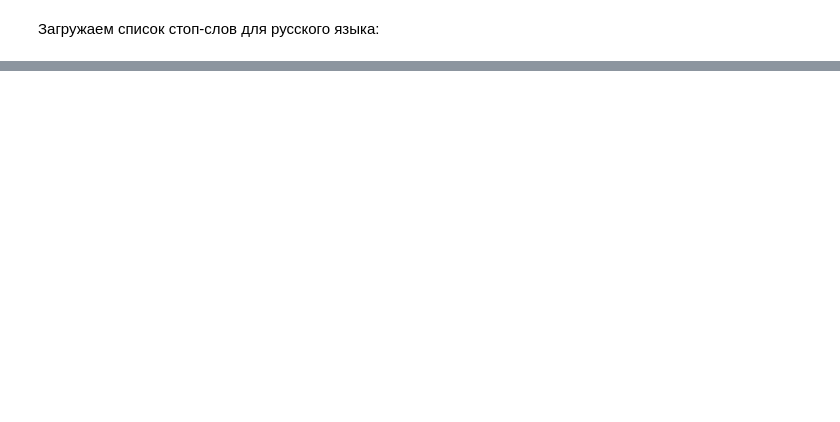
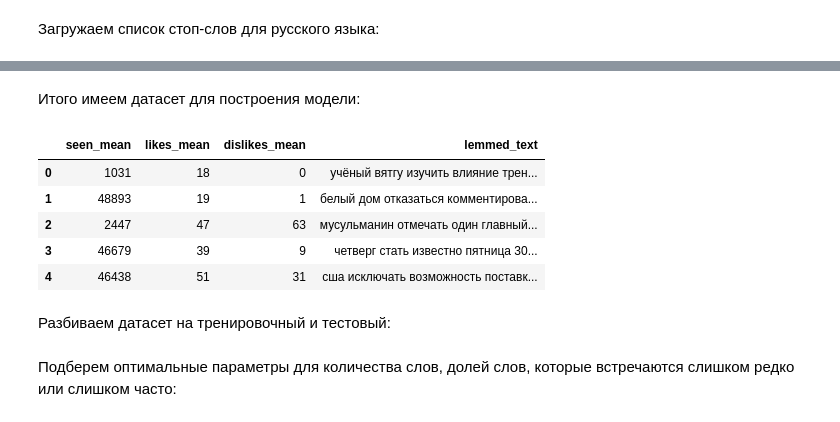
Before and after one commit to rpurei/otus, a Jupyter notebook: prof-hw5/ml_prof_hw05.ipynb, the cells around one changed output, grey strips where cells are left out. Drawn from its saved outputs; the diff is of its cells as text; code cells hidden in the pictures; blank space fills up the shorter version.

```diff
--- a/prof-hw5/ml_prof_hw05.ipynb
+++ b/prof-hw5/ml_prof_hw05.ipynb
@@ -217,0 +258,26 @@ stop_words
+# %%
+morph = pymorphy2.MorphAnalyzer()
+# %%
+df['lemmed_text'] = ''
+# %%
+for index, row in df.iterrows():
+    text_lower = df.loc[index, ('article_text')].lower()
+    tokens = word_tokenizer.tokenize(text_lower)
+    tokens = [word for word in tokens if (word not in string.punctuation and word not in stop_words)]
+    text_lemmatized = [morph.parse(x)[0].normal_form for x in tokens]
+    df.loc[index, ('lemmed_text')] = ' '.join(text_lemmatized)
+# %%
+df_normalized = df.drop(columns=['article_text','article_seen','article_dislikes','date_diff','article_likes','article_date'], axis=1)
+# %% [markdown]
+Итого имеем датасет для построения модели:
+# %%
+df_normalized.head()
+# %% [output]
+|  | seen_mean | likes_mean | dislikes_mean | lemmed_text |
+| 0 | 1031 | 18 | 0 | учёный вятгу изучить влияние трен... |
+| 1 | 48893 | 19 | 1 | белый дом отказаться комментирова... |
+| 2 | 2447 | 47 | 63 | мусульманин отмечать один главный... |
+| 3 | 46679 | 39 | 9 | четверг стать известно пятница 30... |
+| 4 | 46438 | 51 | 31 | сша исключать возможность поставк... |
+# %% [markdown]
+Разбиваем датасет на тренировочный и тестовый:
@@ -217,0 +288,2 @@ stop_words
+# %% [markdown]
+Подберем оптимальные параметры для количества слов, долей слов, которые встречаются слишком редко или слишком часто:
```
Also changed, not shown: parts of 31 cells of this notebook, 2 other files.
